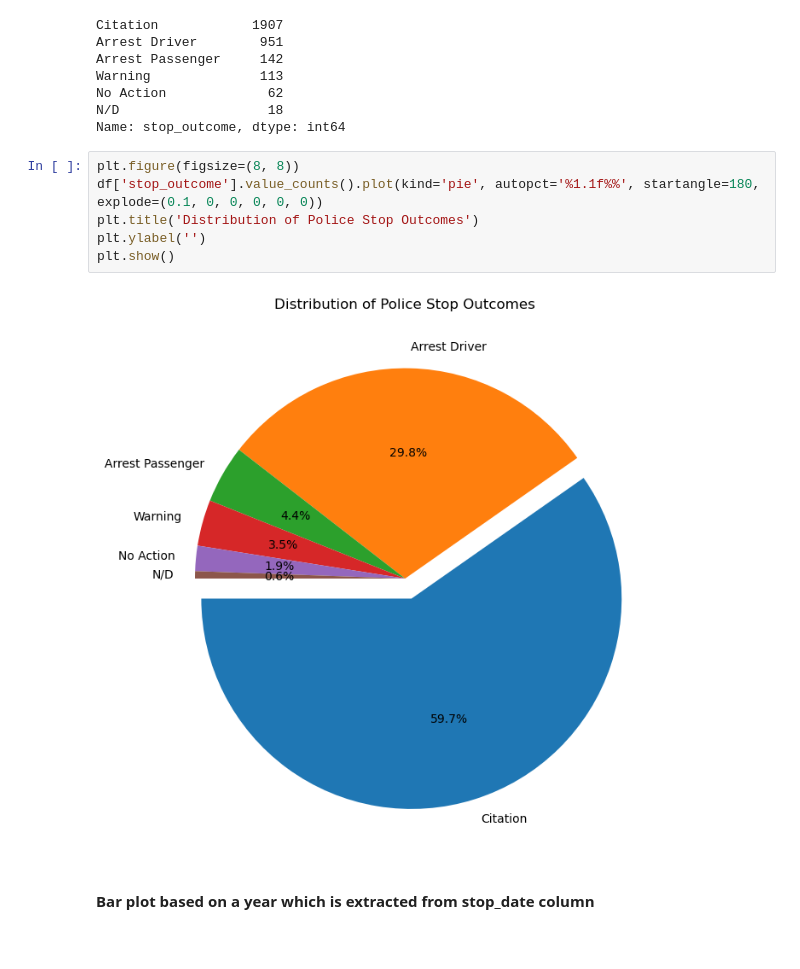
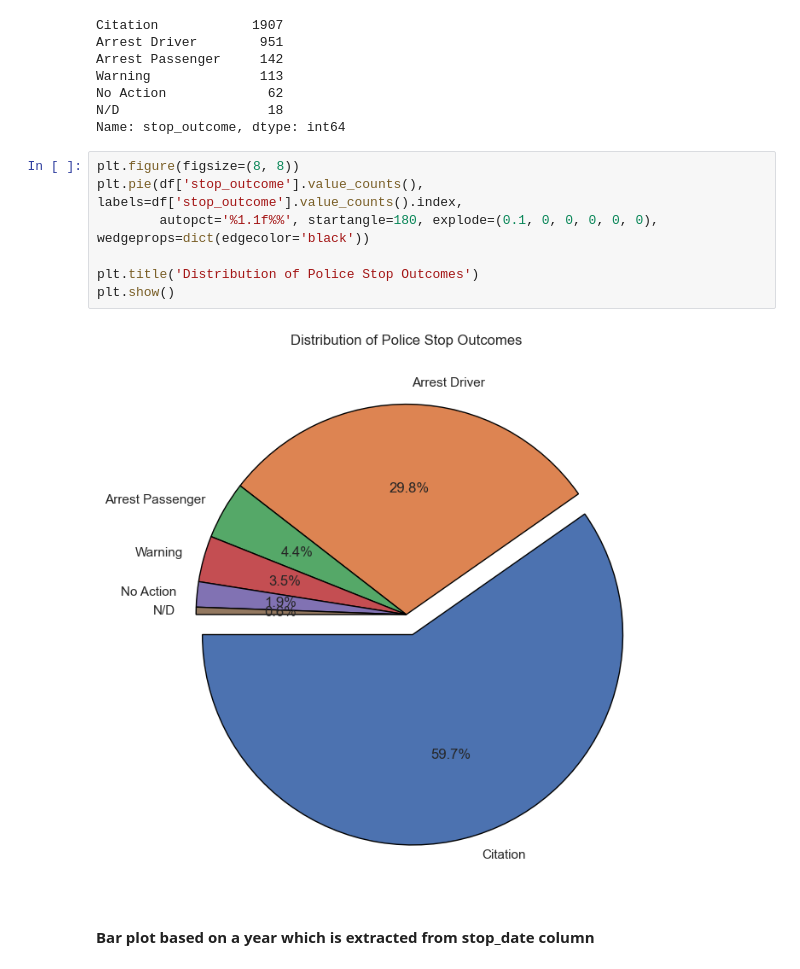
Before and after one commit to HecticBrah/pandas_projects, a Jupyter notebook: jupyter notebooks/police_df_graphs.ipynb, the cells around one changed output. Cells and saved outputs as stored; diff of their text form.

```diff
--- a/jupyter notebooks/police_df_graphs.ipynb
+++ b/jupyter notebooks/police_df_graphs.ipynb
@@ -186,12 +186,13 @@ N/D                   18
 Name: stop_outcome, dtype: int64
 # %%
 plt.figure(figsize=(8, 8))
-df['stop_outcome'].value_counts().plot(kind='pie', autopct='%1.1f%%', startangle=180, explode=(0.1, 0, 0, 0, 0, 0))
+plt.pie(df['stop_outcome'].value_counts(), labels=df['stop_outcome'].value_counts().index,
+        autopct='%1.1f%%', startangle=180, explode=(0.1, 0, 0, 0, 0, 0), wedgeprops=dict(edgecolor='black'))
+
 plt.title('Distribution of Police Stop Outcomes')
-plt.ylabel('')
 plt.show()
 # %% [output]
-[figure, old version]
+[figure, new version]
 # %% [markdown]
 #### Bar plot based on a year which is extracted from stop_date column
 # %%
```
